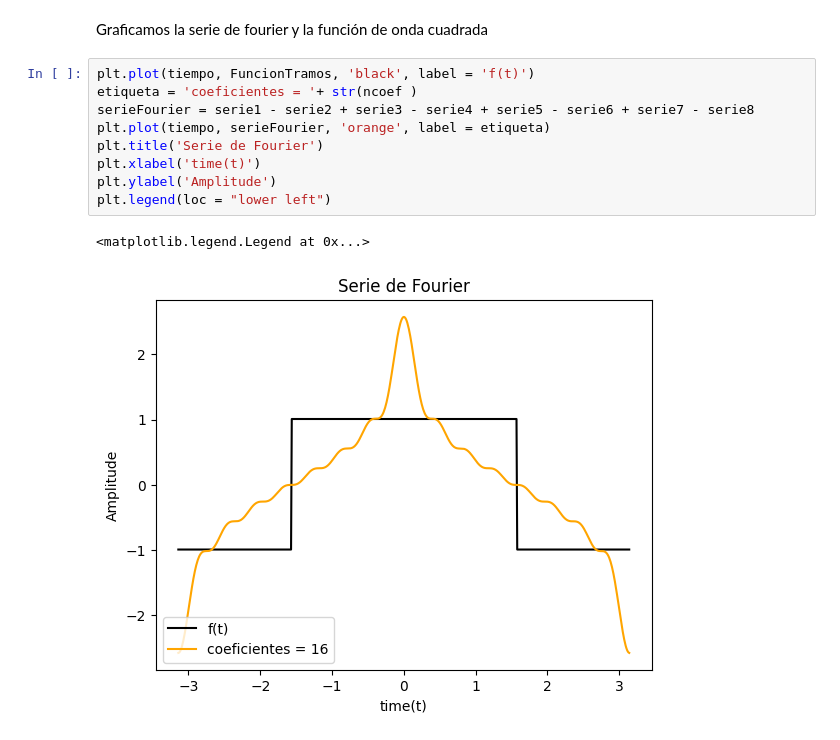
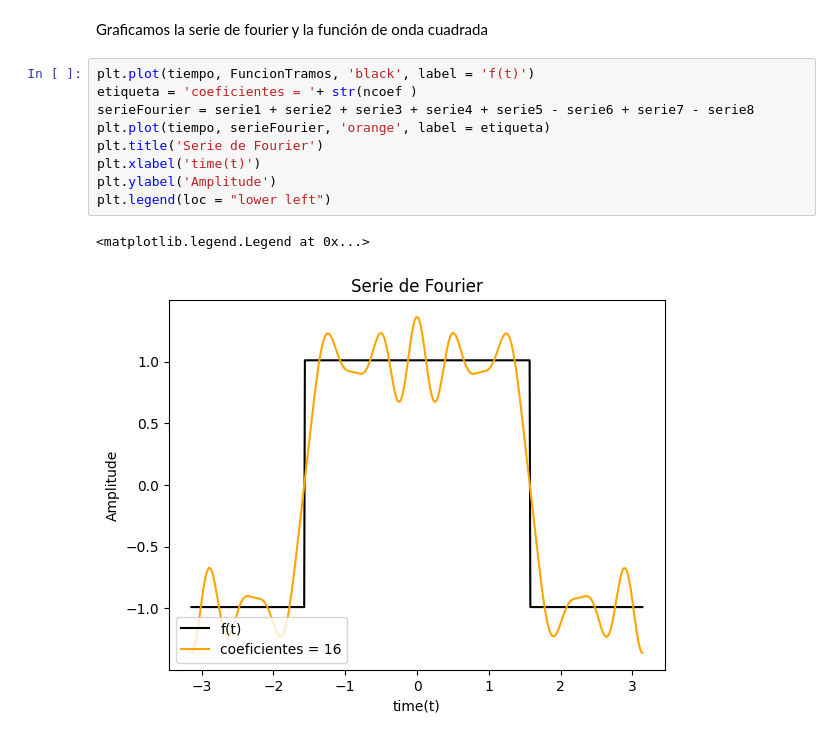
Before and after one commit to FelipeOcampo03/progamacioning, a Jupyter notebook: actividadfourier.ipynb, the cells around one changed output. Cells and saved outputs as stored; diff of their text form.

```diff
--- a/actividadfourier.ipynb
+++ b/actividadfourier.ipynb
@@ -173,12 +173,12 @@ Graficamos la serie de fourier y la función de onda cuadrada
 # %%
 plt.plot(tiempo, FuncionTramos, 'black', label = 'f(t)')
 etiqueta = 'coeficientes = '+ str(ncoef )
-serieFourier = serie1 - serie2 + serie3 - serie4 + serie5 - serie6 + serie7 - serie8
+serieFourier = serie1 + serie2 + serie3 + serie4 + serie5 - serie6 + serie7 - serie8
 plt.plot(tiempo, serieFourier, 'orange', label = etiqueta)
 plt.title('Serie de Fourier')
 plt.xlabel('time(t)')
 plt.ylabel('Amplitude')
 plt.legend(loc = "lower left")
 # %% [output]
 <matplotlib.legend.Legend at 0x...>
-[figure, old version]
+[figure, new version]
```
